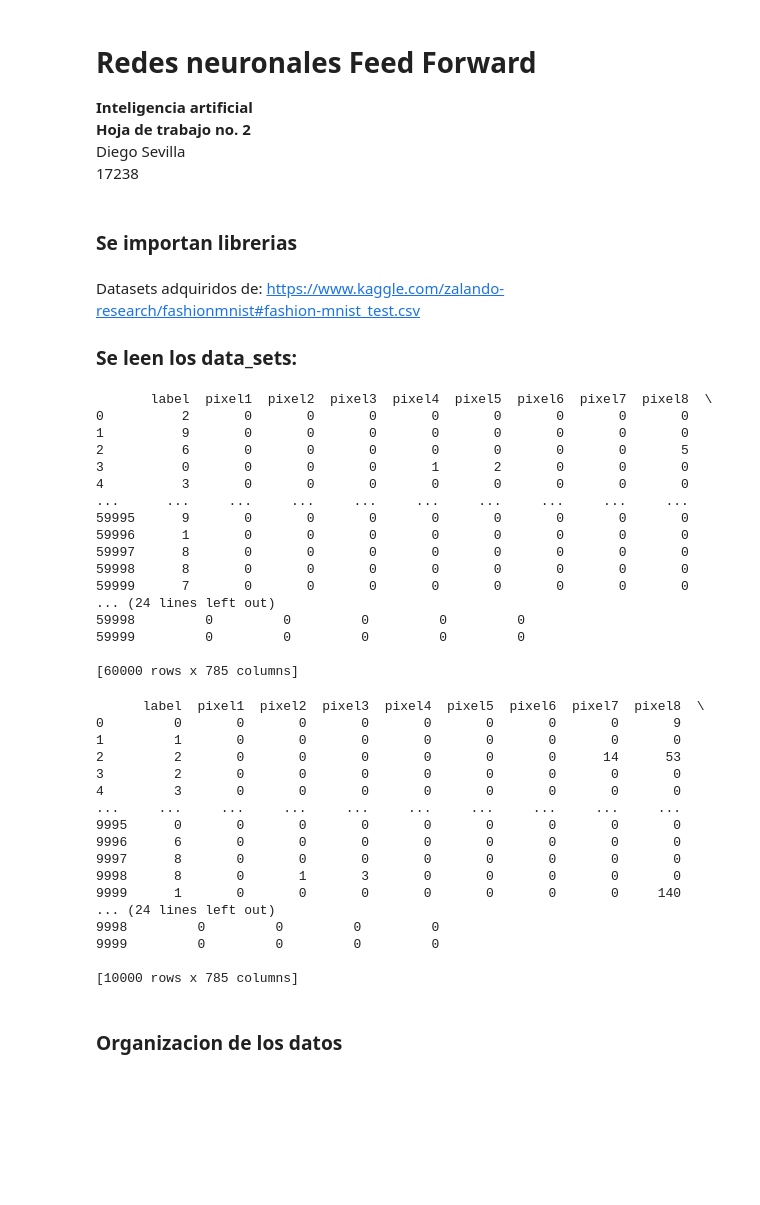
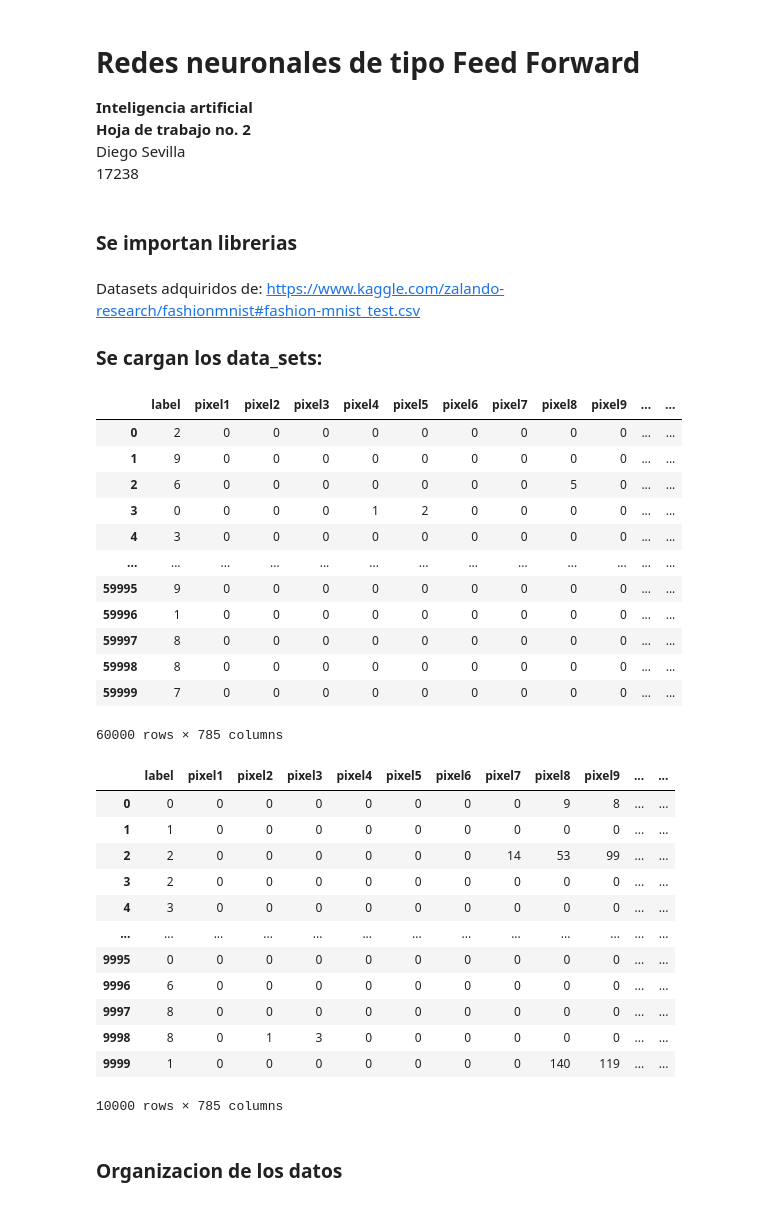
Before and after one commit to sev17238/IA-Neural-Networks, a Jupyter notebook: RNFeedForward/RNFeedForward.ipynb, the cells around one changed output. Saved outputs shown, nothing was run; the diff lists cells and outputs as text; code cells hidden in the pictures; blank space fills up the shorter version.

```diff
--- a/RNFeedForward/RNFeedForward.ipynb
+++ b/RNFeedForward/RNFeedForward.ipynb
@@ -1,5 +1,5 @@
 # %% [markdown]
-# Redes neuronales Feed Forward
+# Redes neuronales de tipo Feed Forward
 **Inteligencia artificial** <br>
 **Hoja de trabajo no. 2** <br>
 Diego Sevilla <br>
@@ -18,51 +18,43 @@ from AlgoritmoRN import *
 import time
 # %% [markdown]
 Datasets adquiridos de: https://www.kaggle.com/zalando-research/fashionmnist#fashion-mnist_test.csv <br>
-### Se leen los data_sets:
+### Se cargan los data_sets:
 # %%
 ##train_data = genfromtxt('fashion-mnist_train.csv', delimiter=',')
 train_data = pd.read_csv('fashion-mnist_train.csv')
-print(train_data)
+train_data
 # %% [output]
+|  | label | pixel1 | pixel2 | pixel3 | pixel4 | pixel5 | pixel6 | pixel7 | pixel8 | pixel9 | ... | ... |
+| 0 | 2 | 0 | 0 | 0 | 0 | 0 | 0 | 0 | 0 | 0 | ... | ... |
+| 1 | 9 | 0 | 0 | 0 | 0 | 0 | 0 | 0 | 0 | 0 | ... | ... |
+| 2 | 6 | 0 | 0 | 0 | 0 | 0 | 0 | 0 | 5 | 0 | ... | ... |
+| 3 | 0 | 0 | 0 | 0 | 1 | 2 | 0 | 0 | 0 | 0 | ... | ... |
+| 4 | 3 | 0 | 0 | 0 | 0 | 0 | 0 | 0 | 0 | 0 | ... | ... |
+| ... | ... | ... | ... | ... | ... | ... | ... | ... | ... | ... | ... | ... |
+| 59995 | 9 | 0 | 0 | 0 | 0 | 0 | 0 | 0 | 0 | 0 | ... | ... |
+| 59996 | 1 | 0 | 0 | 0 | 0 | 0 | 0 | 0 | 0 | 0 | ... | ... |
+| 59997 | 8 | 0 | 0 | 0 | 0 | 0 | 0 | 0 | 0 | 0 | ... | ... |
+| 59998 | 8 | 0 | 0 | 0 | 0 | 0 | 0 | 0 | 0 | 0 | ... | ... |
+| 59999 | 7 | 0 | 0 | 0 | 0 | 0 | 0 | 0 | 0 | 0 | ... | ... |
-       label  pixel1  pixel2  pixel3  pixel4  pixel5  pixel6  pixel7  pixel8  \
-0          2       0       0       0       0       0       0       0       0
-1          9       0       0       0       0       0       0       0       0
-2          6       0       0       0       0       0       0       0       5
-3          0       0       0       0       1       2       0       0       0
-4          3       0       0       0       0       0       0       0       0
-...      ...     ...     ...     ...     ...     ...     ...     ...     ...
-59995      9       0       0       0       0       0       0       0       0
-59996      1       0       0       0       0       0       0       0       0
-59997      8       0       0       0       0       0       0       0       0
-59998      8       0       0       0       0       0       0       0       0
-59999      7       0       0       0       0       0       0       0       0
-... (24 lines left out)
-59998         0         0         0         0         0
-59999         0         0         0         0         0
-
-[60000 rows x 785 columns]
+60000 rows × 785 columns
 # %%
 ##test_data = genfromtxt('fashion-mnist_test.csv', delimiter=',')
 test_data = pd.read_csv('fashion-mnist_test.csv')
-print(test_data)
+test_data
 # %% [output]
+|  | label | pixel1 | pixel2 | pixel3 | pixel4 | pixel5 | pixel6 | pixel7 | pixel8 | pixel9 | ... | ... |
+| 0 | 0 | 0 | 0 | 0 | 0 | 0 | 0 | 0 | 9 | 8 | ... | ... |
+| 1 | 1 | 0 | 0 | 0 | 0 | 0 | 0 | 0 | 0 | 0 | ... | ... |
+| 2 | 2 | 0 | 0 | 0 | 0 | 0 | 0 | 14 | 53 | 99 | ... | ... |
+| 3 | 2 | 0 | 0 | 0 | 0 | 0 | 0 | 0 | 0 | 0 | ... | ... |
+| 4 | 3 | 0 | 0 | 0 | 0 | 0 | 0 | 0 | 0 | 0 | ... | ... |
+| ... | ... | ... | ... | ... | ... | ... | ... | ... | ... | ... | ... | ... |
+| 9995 | 0 | 0 | 0 | 0 | 0 | 0 | 0 | 0 | 0 | 0 | ... | ... |
+| 9996 | 6 | 0 | 0 | 0 | 0 | 0 | 0 | 0 | 0 | 0 | ... | ... |
+| 9997 | 8 | 0 | 0 | 0 | 0 | 0 | 0 | 0 | 0 | 0 | ... | ... |
+| 9998 | 8 | 0 | 1 | 3 | 0 | 0 | 0 | 0 | 0 | 0 | ... | ... |
+| 9999 | 1 | 0 | 0 | 0 | 0 | 0 | 0 | 0 | 140 | 119 | ... | ... |
-      label  pixel1  pixel2  pixel3  pixel4  pixel5  pixel6  pixel7  pixel8  \
-0         0       0       0       0       0       0       0       0       9
-1         1       0       0       0       0       0       0       0       0
-2         2       0       0       0       0       0       0      14      53
-3         2       0       0       0       0       0       0       0       0
-4         3       0       0       0       0       0       0       0       0
-...     ...     ...     ...     ...     ...     ...     ...     ...     ...
-9995      0       0       0       0       0       0       0       0       0
-9996      6       0       0       0       0       0       0       0       0
-9997      8       0       0       0       0       0       0       0       0
-9998      8       0       1       3       0       0       0       0       0
-9999      1       0       0       0       0       0       0       0     140
-... (24 lines left out)
-9998         0         0         0         0
-9999         0         0         0         0
-
-[10000 rows x 785 columns]
+10000 rows × 785 columns
 # %% [markdown]
 ### Organizacion de los datos
 # %% [markdown]
```
Also changed, not shown: parts of 21 cells of this notebook, 1 other file.
